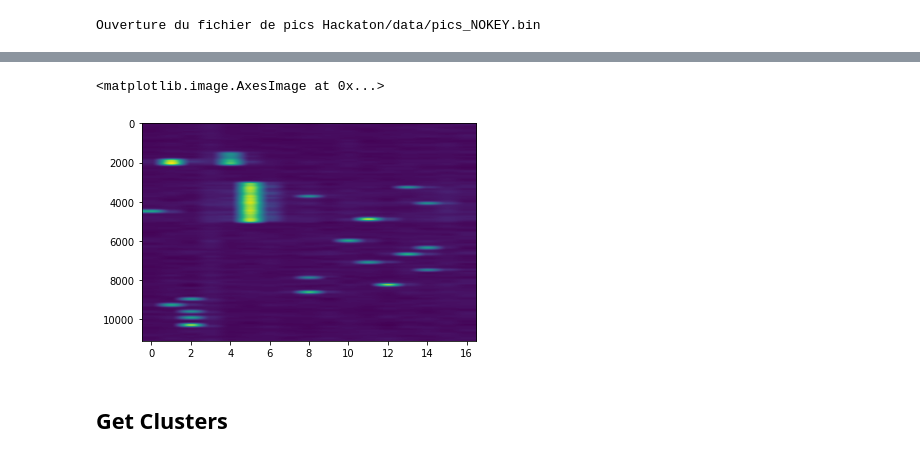
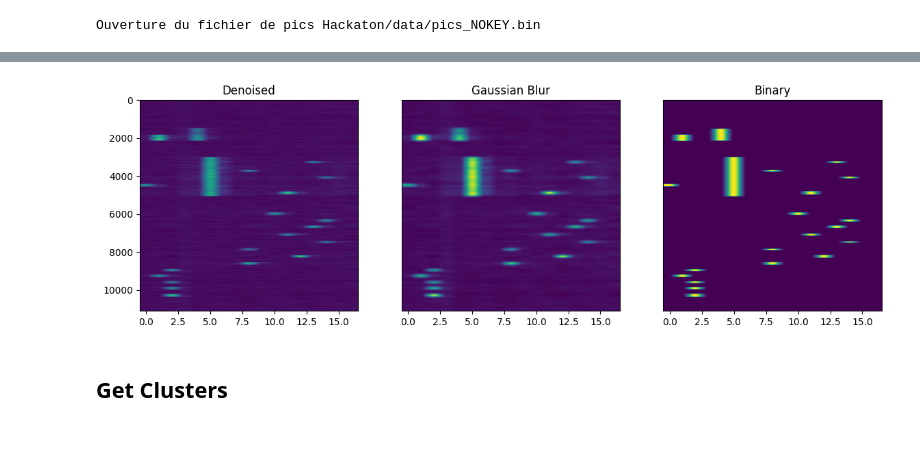
Before and after one commit to Craizox/hackathon, a Jupyter notebook: Hackathon.ipynb, the cells around one changed output, grey strips where cells are left out. Drawn from its saved outputs; the diff is of its cells as text; code cells hidden in the pictures.

```diff
--- a/Hackathon.ipynb
+++ b/Hackathon.ipynb
@@ -95,9 +116,16 @@ plt.imshow(copy, aspect="auto")
-# %%
-from scipy.ndimage import gaussian_filter1d
-gf = gaussian_filter1d(copy, 40, 0)
-plt.imshow(gf, aspect="auto")
-# %% [output]
-<matplotlib.image.AxesImage at 0x...>
-[figure, removed]
+# %%
+original_signal = (np.array(pics_login) - noise).clip(min=0)
+gf = gaussian_filter1d(original_signal, 40, 0)
+binary = (gf > 0.5).astype(int)
+fig, axs = plt.subplots(1, 3, figsize=(14, 4))
+i = 0
+for ax, interp in zip(axs, [('Denoised', original_signal), ('Gaussian Blur', gf), ('Binary', binary)]):
+    ax.imshow(interp[1],  aspect="auto")
+    ax.set_title(interp[0])
+    if i != 0:
+        ax.get_yaxis().set_visible(False)
+    i = 1
+# %% [output]
+[figure, added]
 # %% [markdown]
 ## Get Clusters
```
Also changed, not shown: parts of 34 cells of this notebook.
